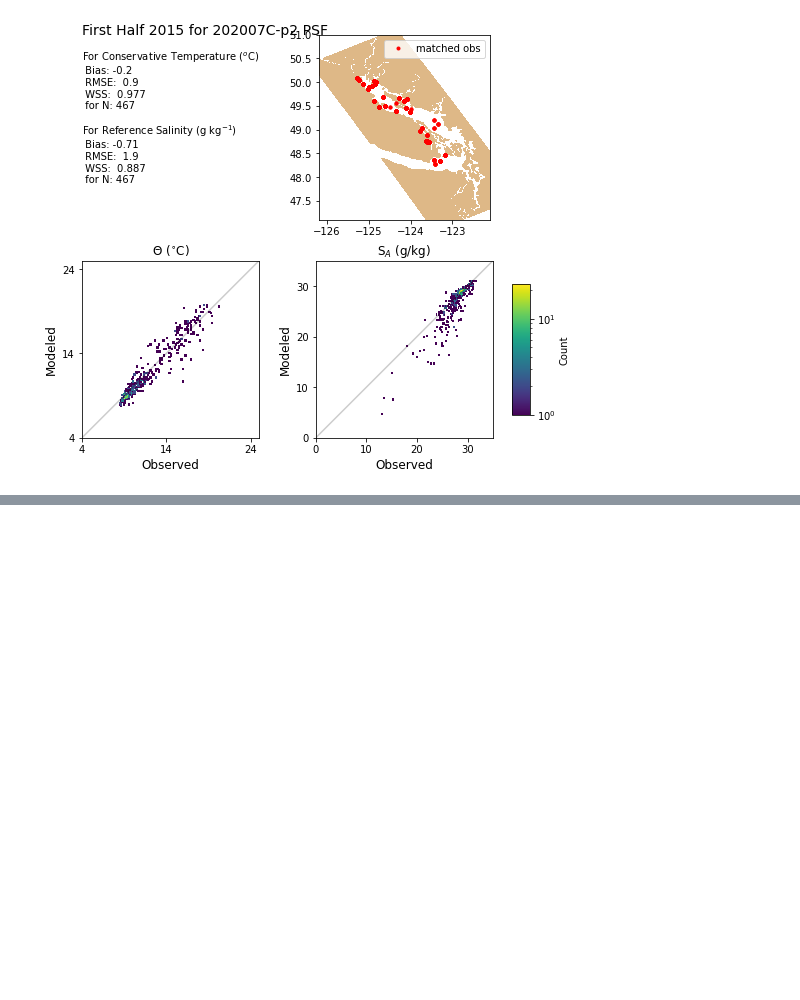
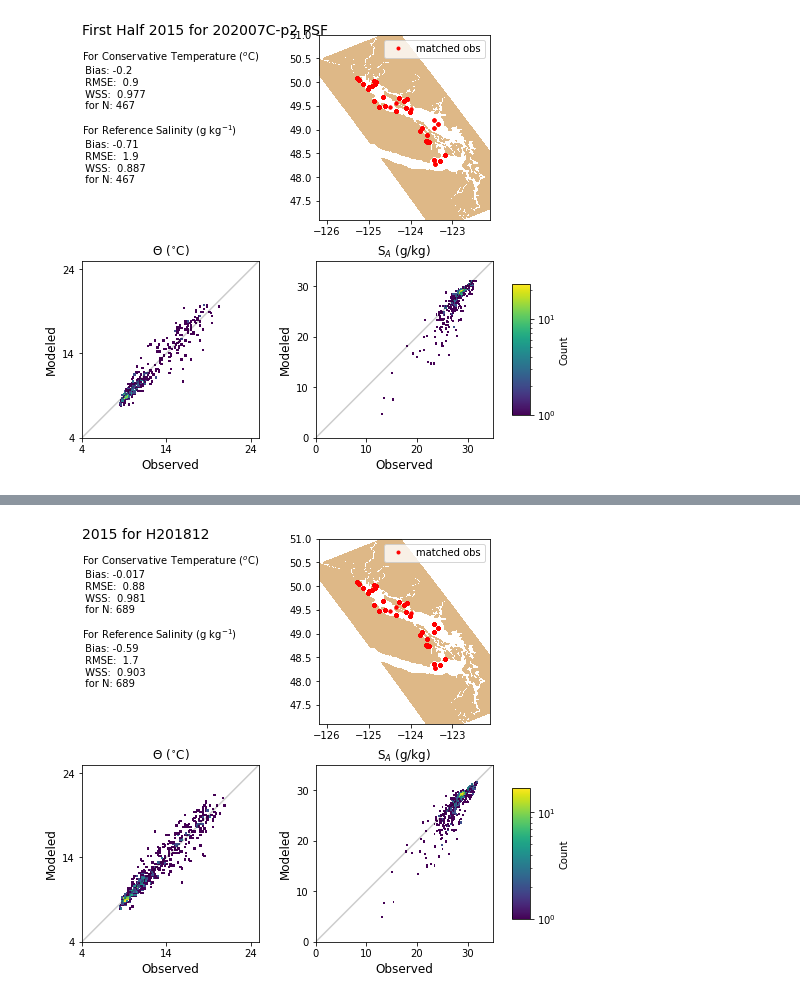
Before and after one commit to SalishSeaCast/analysis-susan, a Jupyter notebook: notebooks/PhysTuning/PhysStatistics.ipynb, the cells around one changed output, grey strips where cells are left out. Saved outputs shown, nothing was run; the diff lists cells and outputs as text; code cells hidden in the pictures; blank space fills up the shorter version.

```diff
--- a/notebooks/PhysTuning/PhysStatistics.ipynb
+++ b/notebooks/PhysTuning/PhysStatistics.ipynb
@@ -373,0 +386,6 @@ Plot_scatter(datao, 'First Half 2015 for 202007C-p2 PSF', 'y2015fhPSF_202007Cp2.
+# %%
+datao = read_psf_csv('ObsModel_201812_PSF_20150101-20151231.csv')
+
+Plot_scatter(datao, '2015 for H201812', 'y2015_psf_TS_H201812.png', old=True)
+# %% [output]
+[figure, added]
```
Also changed, not shown: parts of 10 cells of this notebook.
